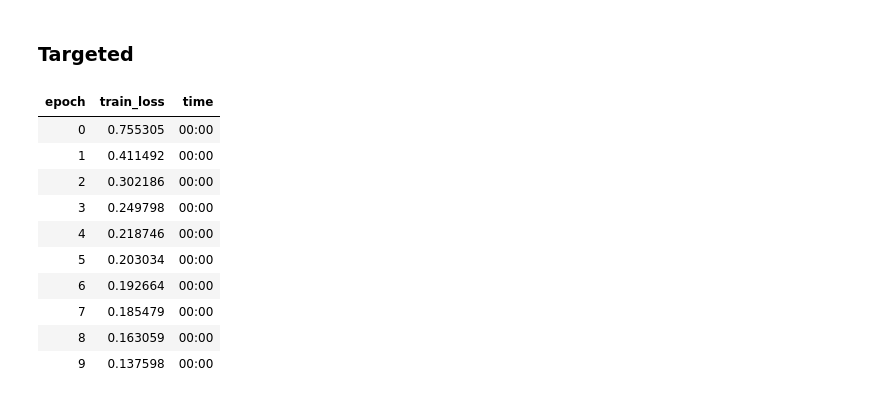
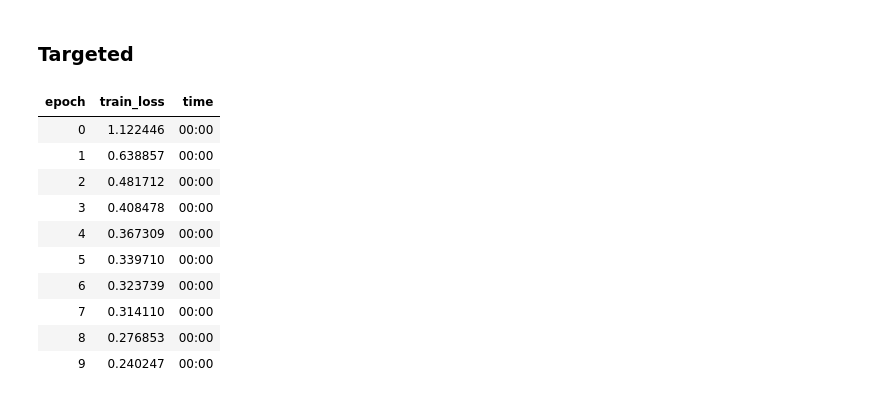
Before and after one commit to Irad-Zehavi/adv-ml, a Jupyter notebook: nbs/evasion.ipynb, the cells around one changed output. Cells and saved outputs as stored; diff of their text form; code cells hidden in the pictures.

```diff
--- a/nbs/evasion.ipynb
+++ b/nbs/evasion.ipynb
@@ -245,20 +245,20 @@ learn.show_results(shuffle=False, dl=TfmdDL(perturbed_dsets))
 # %% [markdown]
 ### Targeted
 # %%
-attack = InputOptimizer(classifier, L2PGD(epsilon=50), targeted=True, n_epochs=10, epoch_size=20,)
+attack = InputOptimizer(classifier, L2PGD(epsilon=25), targeted=True, n_epochs=10, epoch_size=20,)
 perturbed_dsets = attack.perturb(random_targets_dsets)
 # %% [output]
 | epoch | train_loss | time |
-| 0 | 0.755305 | 00:00 |
-| 1 | 0.411492 | 00:00 |
-| 2 | 0.302186 | 00:00 |
-| 3 | 0.249798 | 00:00 |
-| 4 | 0.218746 | 00:00 |
-| 5 | 0.203034 | 00:00 |
-| 6 | 0.192664 | 00:00 |
-| 7 | 0.185479 | 00:00 |
-| 8 | 0.163059 | 00:00 |
-| 9 | 0.137598 | 00:00 |
+| 0 | 1.122446 | 00:00 |
+| 1 | 0.638857 | 00:00 |
+| 2 | 0.481712 | 00:00 |
+| 3 | 0.408478 | 00:00 |
+| 4 | 0.367309 | 00:00 |
+| 5 | 0.339710 | 00:00 |
+| 6 | 0.323739 | 00:00 |
+| 7 | 0.314110 | 00:00 |
+| 8 | 0.276853 | 00:00 |
+| 9 | 0.240247 | 00:00 |
 # %%
 acc = learn.validate(dl=TfmdDL(perturbed_dsets))[1]
 test(acc, .9, ge)
```
Also changed, not shown: parts of 11 cells of this notebook, 4 other files.
